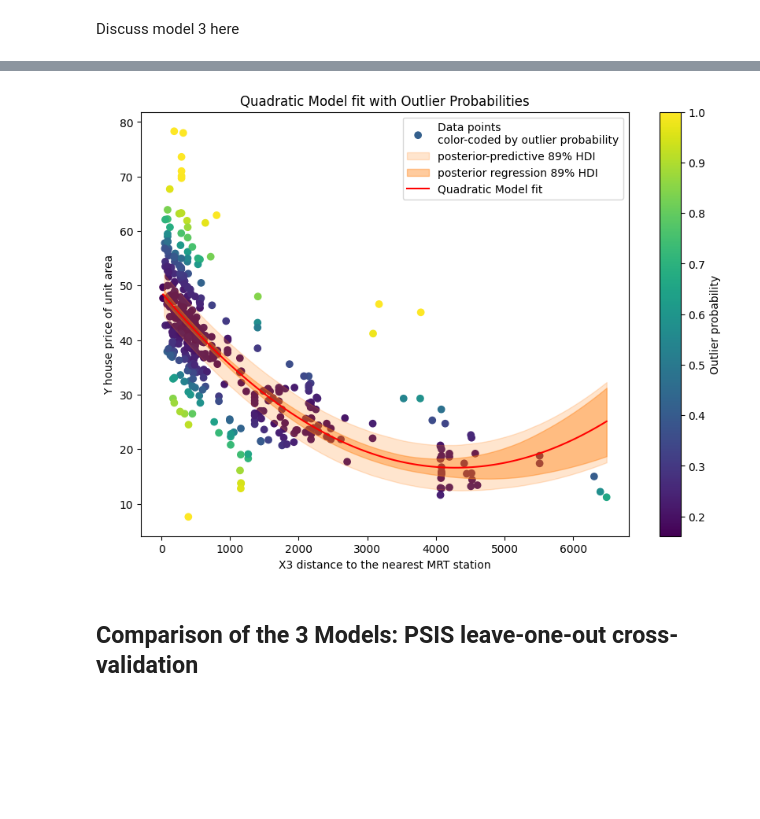
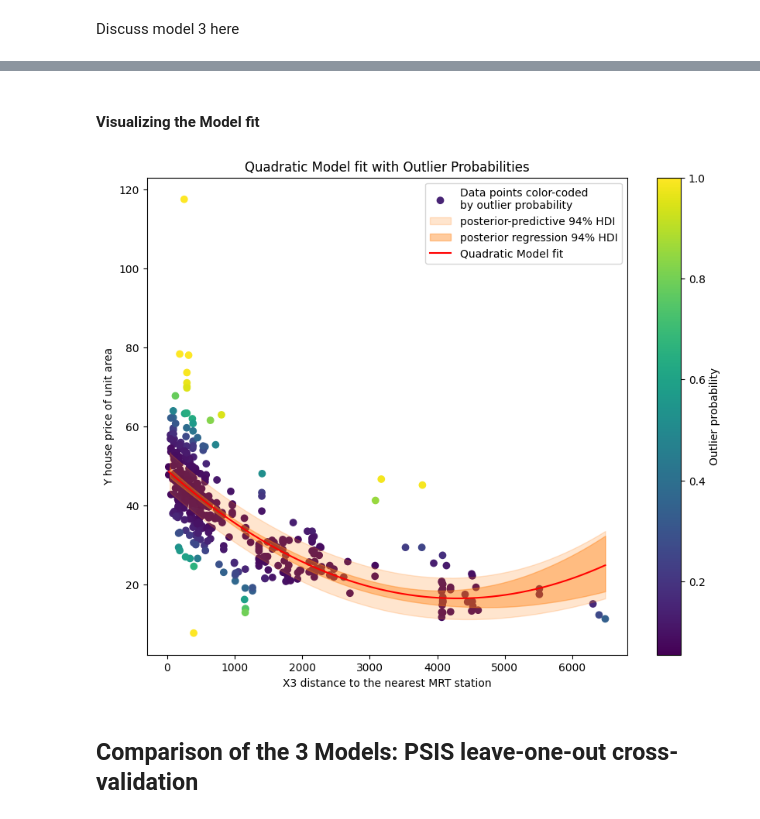
Before and after one commit to MacBeth-M/CS146-Project-1---Linear-Regression, a Jupyter notebook: CS146LinearRegression.ipynb, the cells around one changed output, grey strips where cells are left out. Cells and saved outputs as stored; diff of their text form; code cells hidden in the pictures; blank space fills up the shorter version.

```diff
--- a/CS146LinearRegression.ipynb
+++ b/CS146LinearRegression.ipynb
@@ -201,18 +171,0 @@ Discuss Model 2 here
-# %%
-# Robust Linear Model with Student T likelihood
-with pm.Model() as robust_linear_model:
-    # Priors
-    a = pm.Normal('a', mu = 0, sigma = 100)
-    b = pm.Normal('b', mu = 0, sigma = 10)
-    nu = pm.Exponential('nu', 1/30) + 1  # degrees of freedom for Student's T
-    sigma = pm.Uniform('sigma', 0, 30)
-
-    # Function
-    mu = a + b * real_estate['X3 distance to the nearest MRT station']
-
-    # Likelihood using Student's T
-    unit_price = pm.StudentT('unit_price', mu = mu, nu = nu, sigma = sigma,
-                             observed = real_estate['Y house price of unit area'])
-
-    # Sampling
-    robust_linear_trace = pm.sample(tune = 1000, draws = 1000, chains = 2)
@@ -487,42 +411,48 @@ az.summary(trace, var_names=['c0', 'c1', 'sigma', 'sigma_out', 'p'])
+# %% [markdown]
+#### Visualizing the Model fit
 # %%
 # Extracting mean values for the coefficients from the trace
-c0_samples = trace.posterior['c0'].values.flatten()
-c1_samples = trace.posterior['c1'].values.flatten()
-c2_samples = trace.posterior['c2'].values.flatten()
+a3_samples = outlier_trace.posterior['a'].values.flatten()
+b3_samples = outlier_trace.posterior['b'].values.flatten()
+c2_samples = outlier_trace.posterior['c'].values.flatten()
 
-c0_mean = c0_samples.mean()
-c1_mean = c1_samples.mean()
+a3_mean = a3_samples.mean()
+b3_mean = b3_samples.mean()
 c2_mean = c2_samples.mean()
 
 # Predicted values using the mean parameter estimates
-x_vals = np.linspace(min(data_x), max(data_x), 100)
-y_pred = c0_mean + c1_mean * x_vals + c2_mean * x_vals**2
+x_vals3 = np.linspace(min(real_estate['X3 distance to the nearest MRT station']),
+                     max(real_estate['X3 distance to the nearest MRT station']), 1000)
+y_vals3 = a3_mean + b3_mean * x_vals3 + c2_mean * x_vals3**2
+
 
 # Compute posterior distributions of the predictions
-posterior_mu = (c0_samples[:, None] + c1_samples[:, None] * x_vals +
-                c2_samples[:, None] * x_vals**2)
-posterior_y = np.random.normal(posterior_mu, np.sqrt(trace.posterior['sigma'].values.flatten())[:, None])
+posterior_mu_out = (a3_samples[:, None] + b3_samples[:, None] * x_vals3 +
+                c2_samples[:, None] * x_vals3**2)
+posterior_y = np.random.normal(posterior_mu_out, np.sqrt(outlier_trace.posterior['sigma'].values.flatten())[:, None])
+
 
 # Probability of each data point being an outlier
-outlier_prob = trace.posterior['is_outlier'].values.mean(axis=(0, 1))
+outlier_prob = outlier_trace.posterior['is_outlier'].values.mean(axis = (0, 1))
 
-# Plotting
-plt.figure(figsize=(10, 7))
-plt.scatter(data_x, data_y, c=outlier_prob, cmap='viridis', label='Data points\ncolor-coded by outlier probability')
-
-# Plot HDI for regression and posterior predictions
-ax = az.plot_hdi(x_vals, posterior_y, hdi_prob=0.89, color='C1', fill_kwargs={'alpha': 0.2, 'label': 'posterior-predictive 89% HDI'})
-az.plot_hdi(x_vals, posterior_mu, ax=ax, hdi_prob=0.89, color='C1', fill_kwargs={'alpha': 0.4, 'label': 'posterior regression 89% HDI'})
-
-plt.plot(x_vals, y_pred, 'r-', label='Quadratic Model fit')
-plt.colorbar(label='Outlier probability')
+# Plotting quadratic fit and HDI for regression and posterior predictions
+plt.figure(figsize = (10, 8))
+plt.scatter(real_estate['X3 distance to the nearest MRT station'],
+            real_estate['Y house price of unit area'], c = outlier_prob, cmap = 'viridis',
+            label='Data points color-coded\nby outlier probability')
+ax = az.plot_hdi(x_vals3, posterior_y, hdi_prob = 0.94, color = 'C1',
+                 fill_kwargs = {'alpha': 0.2, 'label': 'posterior-predictive 94% HDI'})
+az.plot_hdi(x_vals3, posterior_mu_out, ax = ax, hdi_prob = 0.94, color = 'C1',
+            fill_kwargs = {'alpha': 0.4, 'label': 'posterior regression 94% HDI'})
+plt.plot(x_vals3, y_vals3, 'r-', label = 'Quadratic Model fit')
+plt.colorbar(label = 'Outlier probability')
 plt.xlabel('X3 distance to the nearest MRT station')
 plt.ylabel('Y house price of unit area')
 plt.title('Quadratic Model fit with Outlier Probabilities')
 plt.legend()
 plt.show()
 # %% [output]
-[figure, old version]
+[figure, new version]
 # %% [markdown]
 ## Comparison of the 3 Models: PSIS leave-one-out cross-validation
 # %% [markdown]
```
Also changed, not shown: parts of 66 cells of this notebook, 2 other files.
